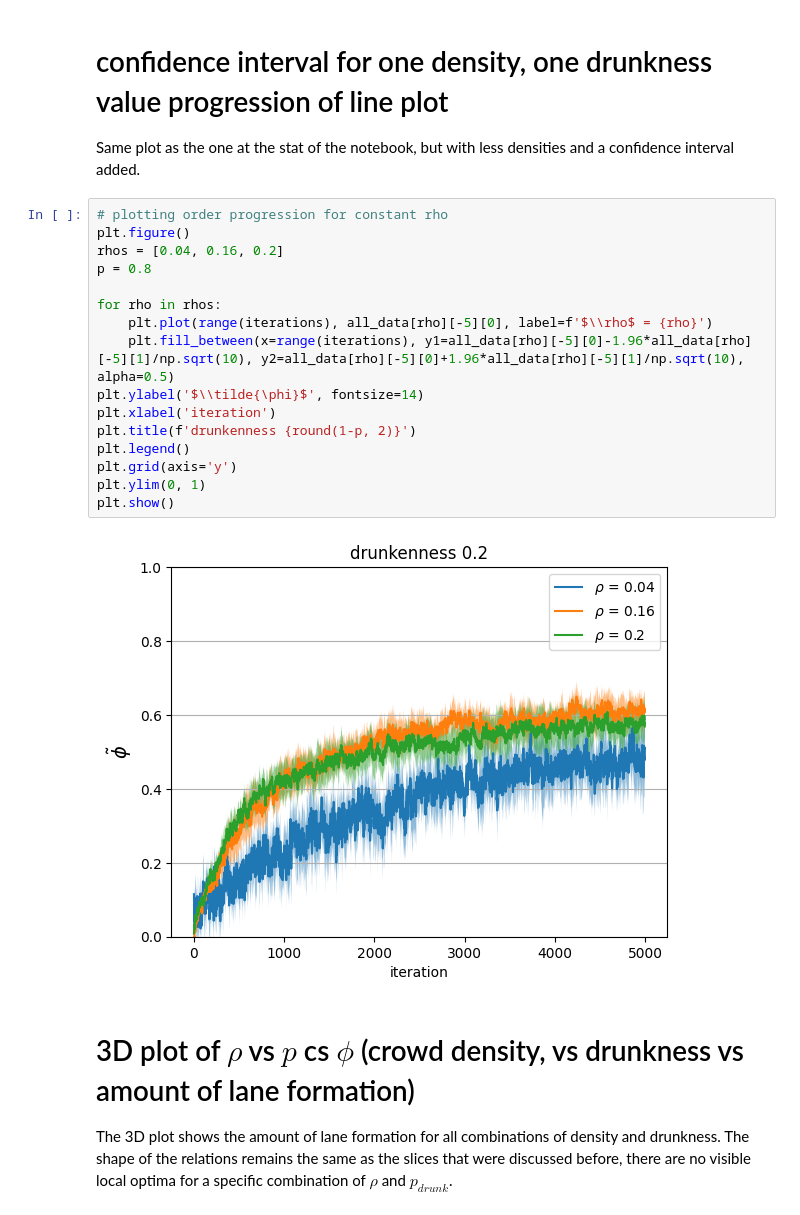
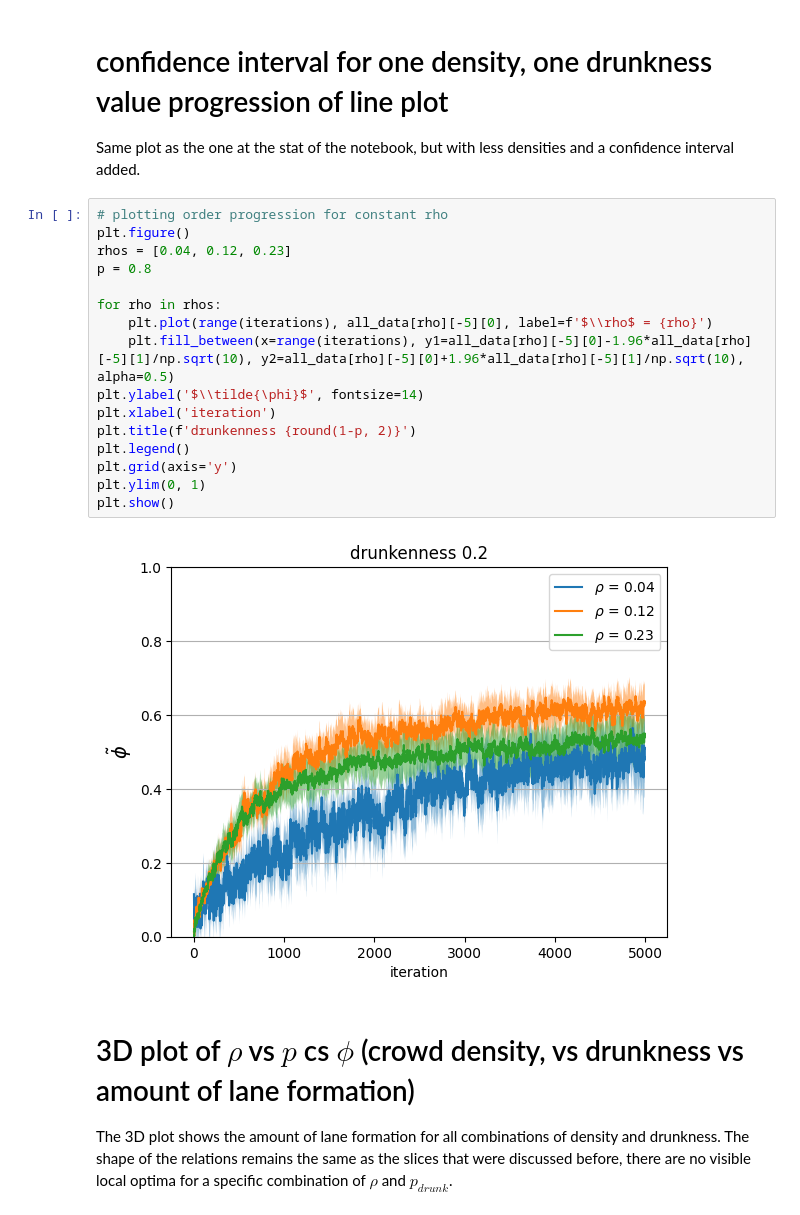
Before and after one commit to Ninavd/crowd-control, a Jupyter notebook: data_analysis.ipynb, the cells around one changed output. Drawn from its saved outputs; the diff is of its cells as text.

```diff
--- a/data_analysis.ipynb
+++ b/data_analysis.ipynb
@@ -118,21 +118,21 @@ Same plot as the one at the stat of the notebook, but with less densities and a
 # %%
 # plotting order progression for constant rho
 plt.figure()
-rhos = [0.04, 0.16, 0.2]
+rhos = [0.04, 0.12, 0.23]
 p = 0.8
 
 for rho in rhos:
     plt.plot(range(iterations), all_data[rho][-5][0], label=f'$\\rho$ = {rho}')
     plt.fill_between(x=range(iterations), y1=all_data[rho][-5][0]-1.96*all_data[rho][-5][1]/np.sqrt(10), y2=all_data[rho][-5][0]+1.96*all_data[rho][-5][1]/np.sqrt(10), alpha=0.5)
 plt.ylabel('$\\tilde{\phi}$', fontsize=14)
 plt.xlabel('iteration')
 plt.title(f'drunkenness {round(1-p, 2)}')
 plt.legend()
 plt.grid(axis='y')
 plt.ylim(0, 1)
 plt.show()
 # %% [output]
-[figure, old version]
+[figure, new version]
 # %% [markdown]
 # 3D plot of $\rho$ vs $p$ cs $\phi$ (crowd density, vs drunkness vs amount of lane formation)
 The 3D plot shows the amount of lane formation for all combinations of density and drunkness. The shape of the relations remains the same as the slices that were discussed before, there are no visible local optima for a specific combination of $\rho$ and $p_{drunk}$.
```
